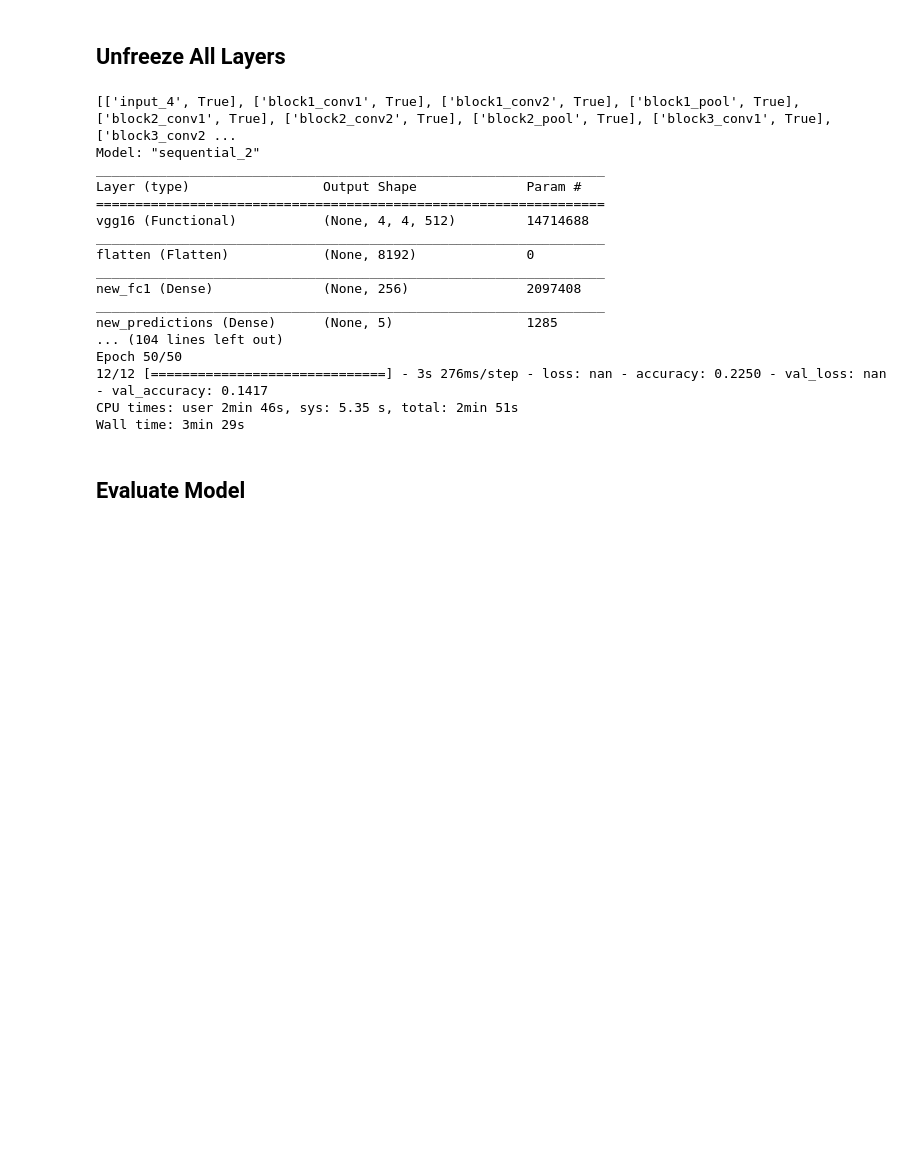
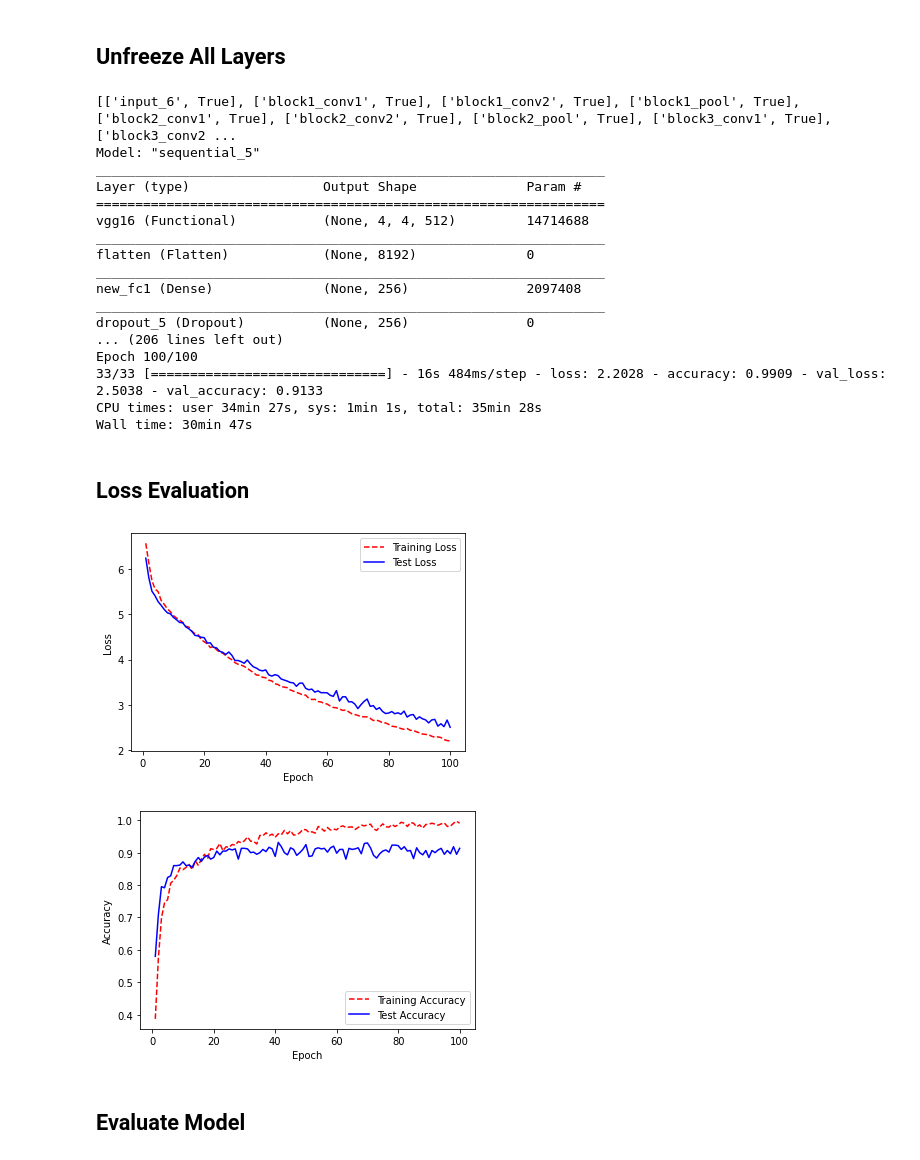
Before and after one commit to warriorprince86/DeepLearning, a Jupyter notebook: A2/assignment2.ipynb, the cells around one changed output. Saved outputs shown, nothing was run; the diff lists cells and outputs as text; code cells hidden in the pictures; blank space fills up the shorter version.

```diff
--- a/A2/assignment2.ipynb
+++ b/A2/assignment2.ipynb
@@ -340,21 +383,20 @@ Wall time: 1min 15s
 ## Unfreeze All Layers
 # %%
 %%time
-modelvgg = model_vgg()
-# unfreeze all block
-unfreeze_layers(modelvgg, unfreeze_all=True)
-model3 = model_custom(modelvgg, 0.1)
+model3 = model_custom(unfreeze_all = True,
+                      lr = 0.00001, dropoutRatio = 0.2, l2Regularizer = 0.01)
 
 # Basically tune the weights of the newly added fully connected layers
 history3 = model3.fit(
     train_generator,
     steps_per_epoch=nb_train_samples // batch_size,
-    epochs=50,
+    epochs=100,
     validation_data=validation_generator,
-    validation_steps=nb_validation_samples // batch_size)
+    validation_steps=nb_validation_samples // batch_size,
+    verbose = True)
 # %% [output]
-[['input_4', True], ['block1_conv1', True], ['block1_conv2', True], ['block1_pool', True], ['block2_conv1', True], ['block2_conv2', True], ['block2_pool', True], ['block3_conv1', True], ['block3_conv2 ...
-Model: "sequential_2"
+[['input_6', True], ['block1_conv1', True], ['block1_conv2', True], ['block1_pool', True], ['block2_conv1', True], ['block2_conv2', True], ['block2_pool', True], ['block3_conv1', True], ['block3_conv2 ...
+Model: "sequential_5"
 _________________________________________________________________
 Layer (type)                 Output Shape              Param #
 =================================================================
@@ -364,11 +406,19 @@ flatten (Flatten)            (None, 8192)              0
 _________________________________________________________________
 new_fc1 (Dense)              (None, 256)               2097408
 _________________________________________________________________
-new_predictions (Dense)      (None, 5)                 1285
-... (104 lines left out)
-Epoch 50/50
-12/12 [==============================] - 3s 276ms/step - loss: nan - accuracy: 0.2250 - val_loss: nan - val_accuracy: 0.1417
-CPU times: user 2min 46s, sys: 5.35 s, total: 2min 51s
-Wall time: 3min 29s
+dropout_5 (Dropout)          (None, 256)               0
+... (206 lines left out)
+Epoch 100/100
+33/33 [==============================] - 16s 484ms/step - loss: 2.2028 - accuracy: 0.9909 - val_loss: 2.5038 - val_accuracy: 0.9133
+CPU times: user 34min 27s, sys: 1min 1s, total: 35min 28s
+Wall time: 30min 47s
+# %% [markdown]
+## Loss Evaluation
+# %%
+plot_loss(history3)
+plot_accuracy(history3)
+# %% [output]
+[figure, added]
+[figure, added]
 # %% [markdown]
 ## Evaluate Model
```
Also changed, not shown: parts of 16 cells of this notebook.
